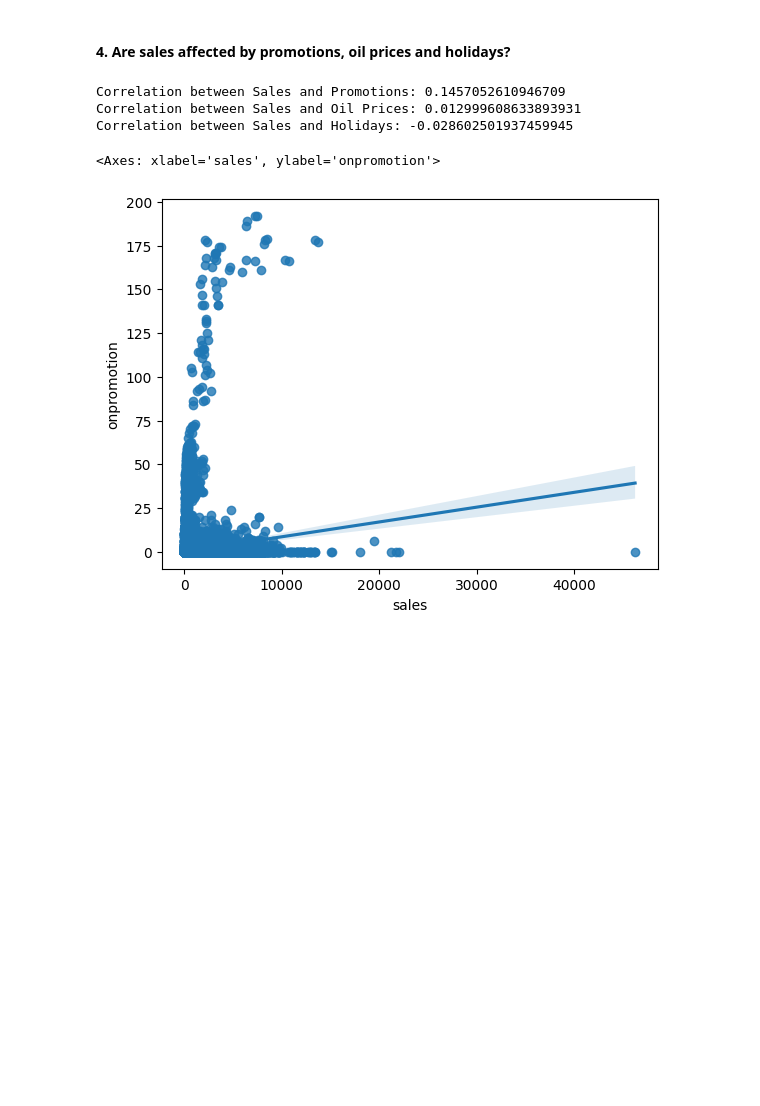
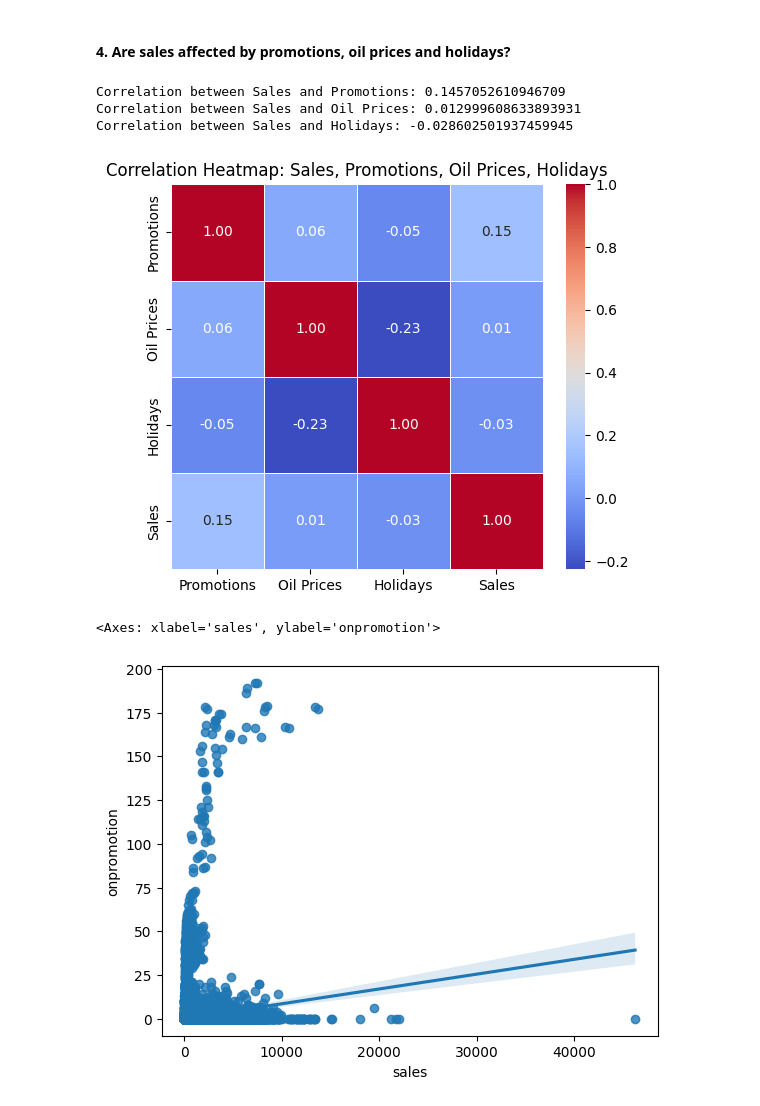
Before and after one commit to Dansoaa/Store-sales-data, a Jupyter notebook: Corporation_Favorita.ipynb, the cells around one changed output. Cells and saved outputs as stored; diff of their text form; code cells hidden in the pictures; blank space fills up the shorter version.

```diff
--- a/Corporation_Favorita.ipynb
+++ b/Corporation_Favorita.ipynb
@@ -1013,6 +1017,25 @@ print(f"Correlation between Sales and Holidays: {corr_sales_holidays}")
 Correlation between Sales and Promotions: 0.1457052610946709
 Correlation between Sales and Oil Prices: 0.012999608633893931
 Correlation between Sales and Holidays: -0.028602501937459945
+# %%
+# Create a DataFrame with the correlations
+correlation_data = pd.DataFrame({
+    'Promotions': merged_data['onpromotion'],
+    'Oil Prices': merged_data['dcoilwtico'],
+    'Holidays': (merged_data['holiday_type'] == 'Holiday').astype(int),  # Convert boolean to numeric
+    'Sales': merged_data['sales']
+})
+
+# Calculate the correlation matrix
+correlation_matrix = correlation_data.corr()
+
+# Create a heatmap
+plt.figure(figsize=(6, 5))
+sns.heatmap(correlation_matrix, annot=True, cmap='coolwarm', fmt=".2f", linewidths=.5)
+plt.title('Correlation Heatmap: Sales, Promotions, Oil Prices, Holidays')
+plt.show()
+# %% [output]
+[figure, added]
 # %%
 sns.regplot(y='onpromotion',x='sales',data=merged_data)
 # %% [output]
```
Also changed, not shown: parts of 16 cells of this notebook.
